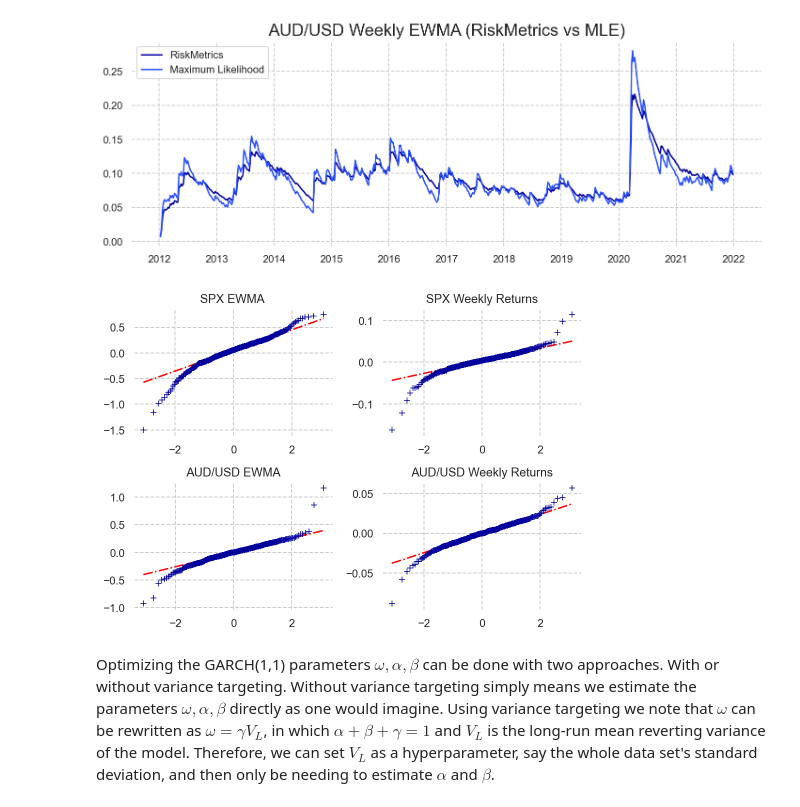
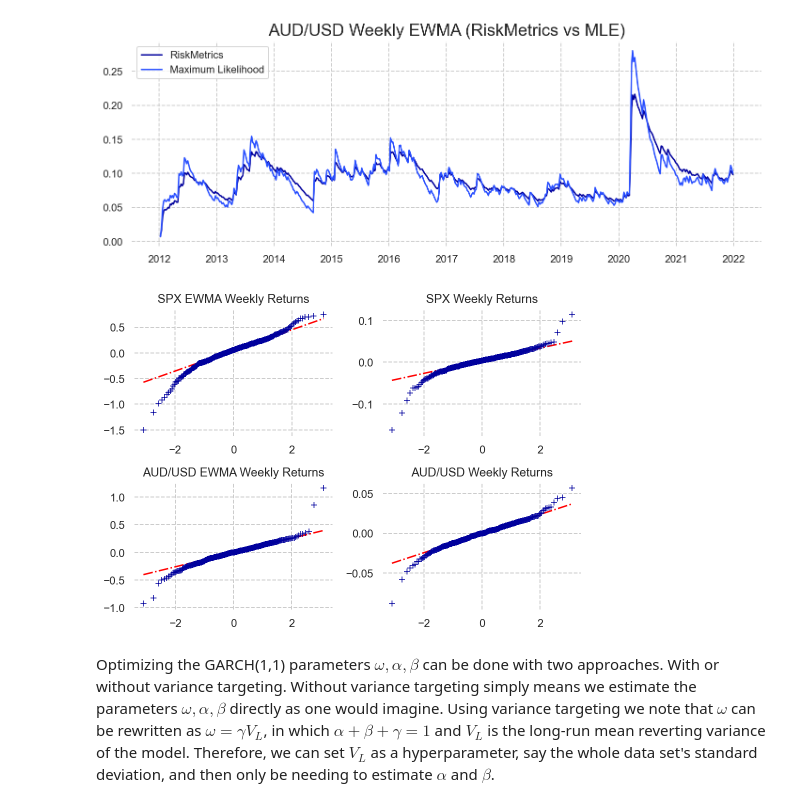
Before and after one commit to Sinbad-The-Sailor/Financial-Mathematics-Notebooks, a Jupyter notebook: volatility_modelling.ipynb, the cells around one changed output. Cells and saved outputs as stored; diff of their text form; code cells hidden in the pictures.

```diff
--- a/volatility_modelling.ipynb
+++ b/volatility_modelling.ipynb
@@ -430,19 +463,19 @@ plt.show()
 # %%
 qq_spx_weekly_ewma = (spx_weekly_returns[2:] / spx_ewma_mle).to_list()
 qq_aud_weekly_ewma = (aud_weekly_returns[2:] / aud_ewma_mle).to_list()
 
 fig, axs = plt.subplots(2, 2)
 
-qq_plot_normal(qq_spx_weekly_eqwma, 'SPX EWMA ', axs[0, 0])
+qq_plot_normal(qq_spx_weekly_eqwma, 'SPX EWMA Weekly Returns', axs[0, 0])
 qq_plot_normal(spx_weekly_returns[1:].to_list(), 'SPX Weekly Returns', axs[0, 1])
-qq_plot_normal(qq_aud_weekly_ewma, 'AUD/USD EWMA', axs[1, 0])
+qq_plot_normal(qq_aud_weekly_ewma, 'AUD/USD EWMA Weekly Returns', axs[1, 0])
 qq_plot_normal(aud_weekly_returns[1:].to_list(), 'AUD/USD Weekly Returns', axs[1, 1])
 
 fig.set_size_inches(7, 5)
 plt.tight_layout()
 plt.show()
 # %% [output]
-[figure, old version]
+[figure, new version]
 # %% [markdown]
 Optimizing the GARCH(1,1) parameters $\omega, \alpha, \beta$ can be done with two approaches. With or without variance targeting. Without variance targeting simply means we estimate the parameters $\omega, \alpha, \beta$ directly as one would imagine. Using variance targeting we note that $\omega$ can be rewritten as $\omega = \gamma V_L$, in which $\alpha + \beta + \gamma = 1$ and $V_L$ is the long-run mean reverting variance of the model. Therefore, we can set $V_L$ as a hyperparameter, say the whole data set's standard deviation, and then only be needing to estimate $\alpha$ and $\beta$.
 # %%
```
Also changed, not shown: parts of 8 cells of this notebook.
